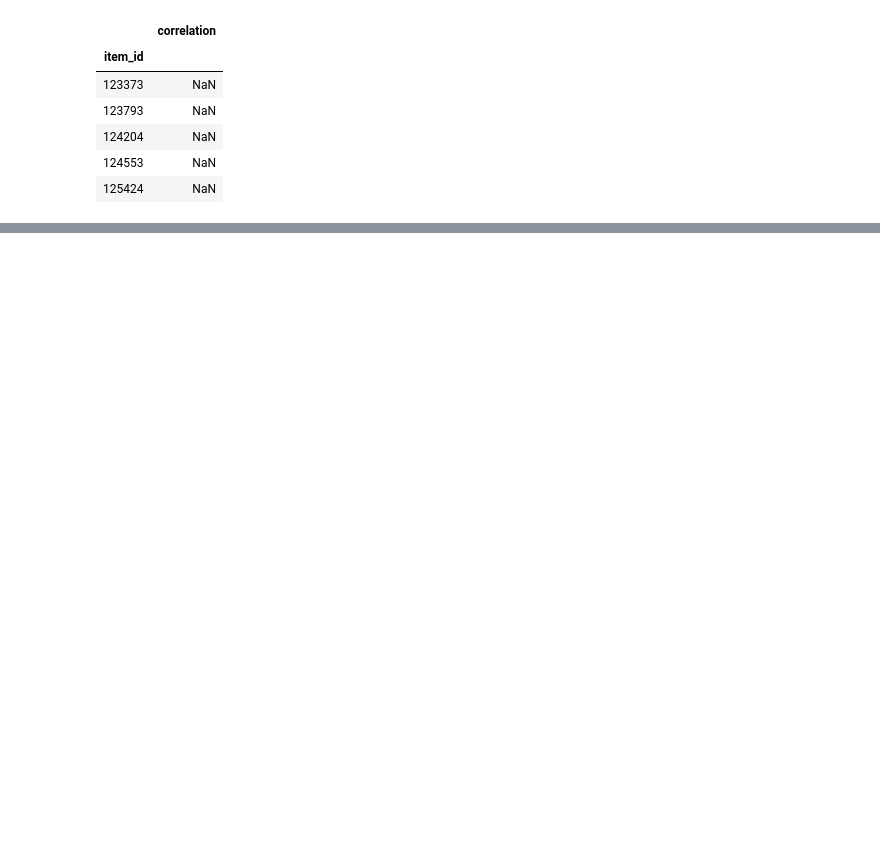
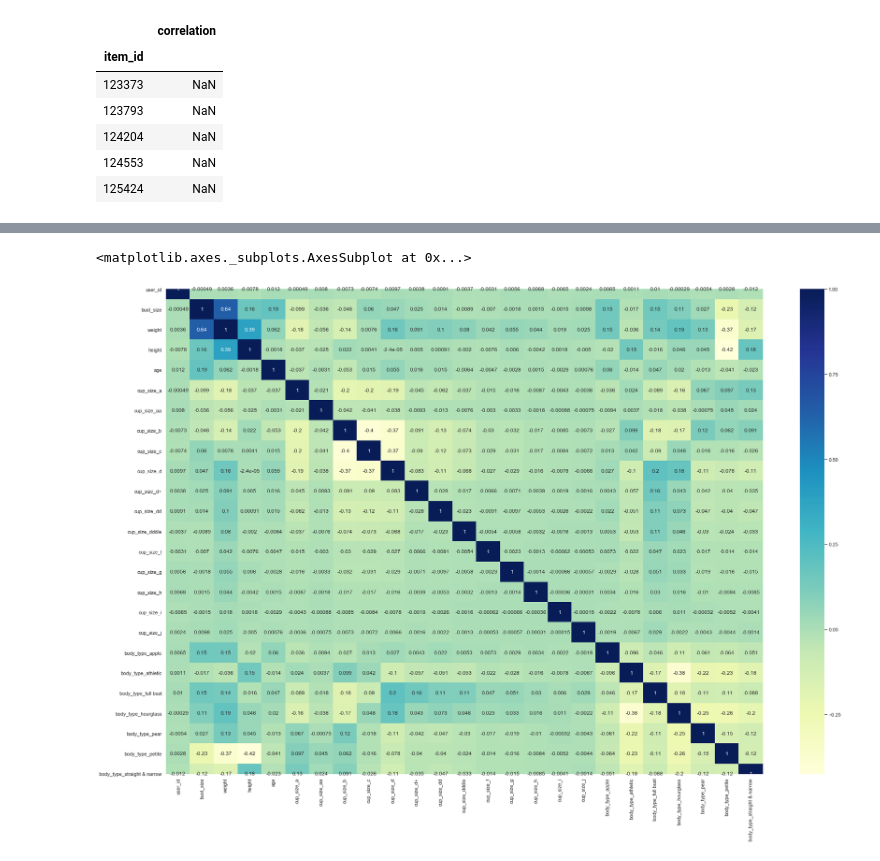
Before and after one commit to FatmaBenYedder/Recommend_The_Runway, a Jupyter notebook: rtr.ipynb, the cells around one changed output, grey strips where cells are left out. Saved outputs shown, nothing was run; the diff lists cells and outputs as text; code cells hidden in the pictures; blank space fills up the shorter version.

```diff
--- a/rtr.ipynb
+++ b/rtr.ipynb
@@ -559,0 +689,12 @@ dress_ratings1.shape
+# %%
+user_df = df[['user_id', 'bust_size', 'cup_size', 'body_type', 'weight', 'height', 'age']].copy()
+# %%
+user_dummies = pd.get_dummies(user_df)
+# %%
+user_corr = user_dummies.corr()
+# %%
+sns.set(rc={'figure.figsize':(30,20)})
+sns.heatmap(user_corr, xticklabels=user_corr.columns, yticklabels=user_corr.columns, annot=True, cmap="YlGnBu")
+# %% [output]
+<matplotlib.axes._subplots.AxesSubplot at 0x...>
+[figure, added]
```
Also changed, not shown: parts of 80 cells of this notebook, 5 other files.
